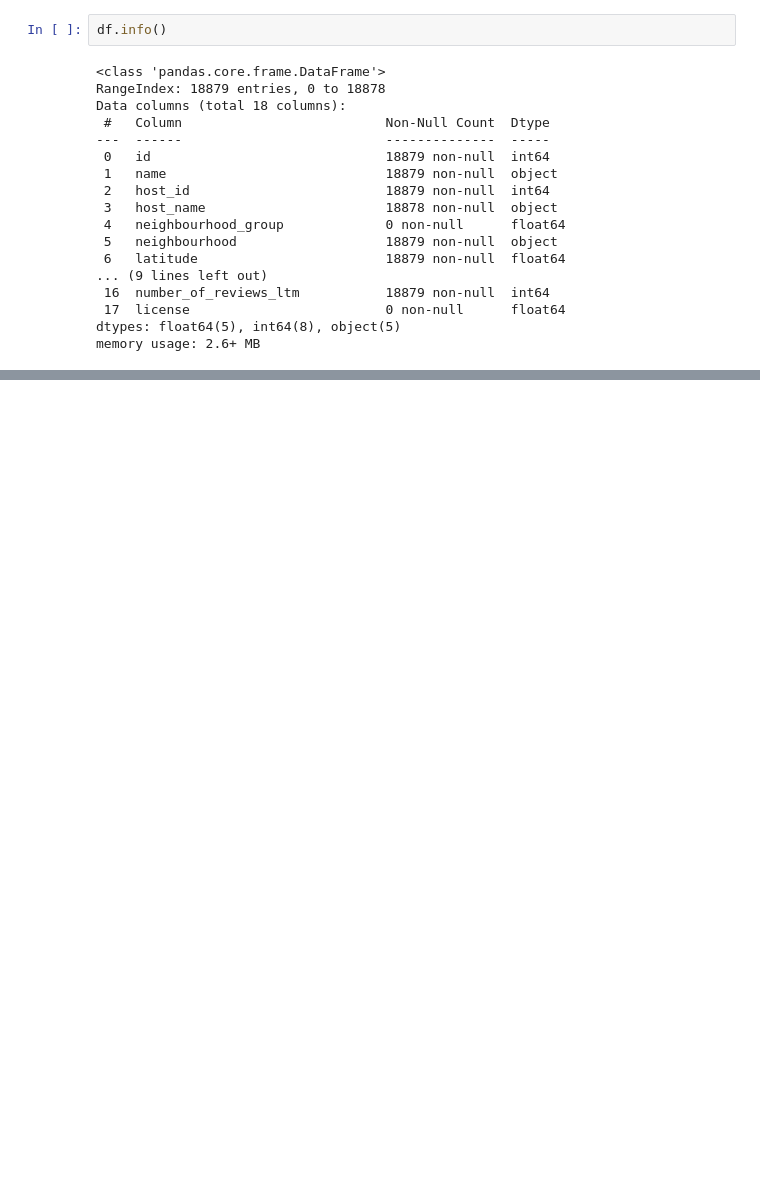
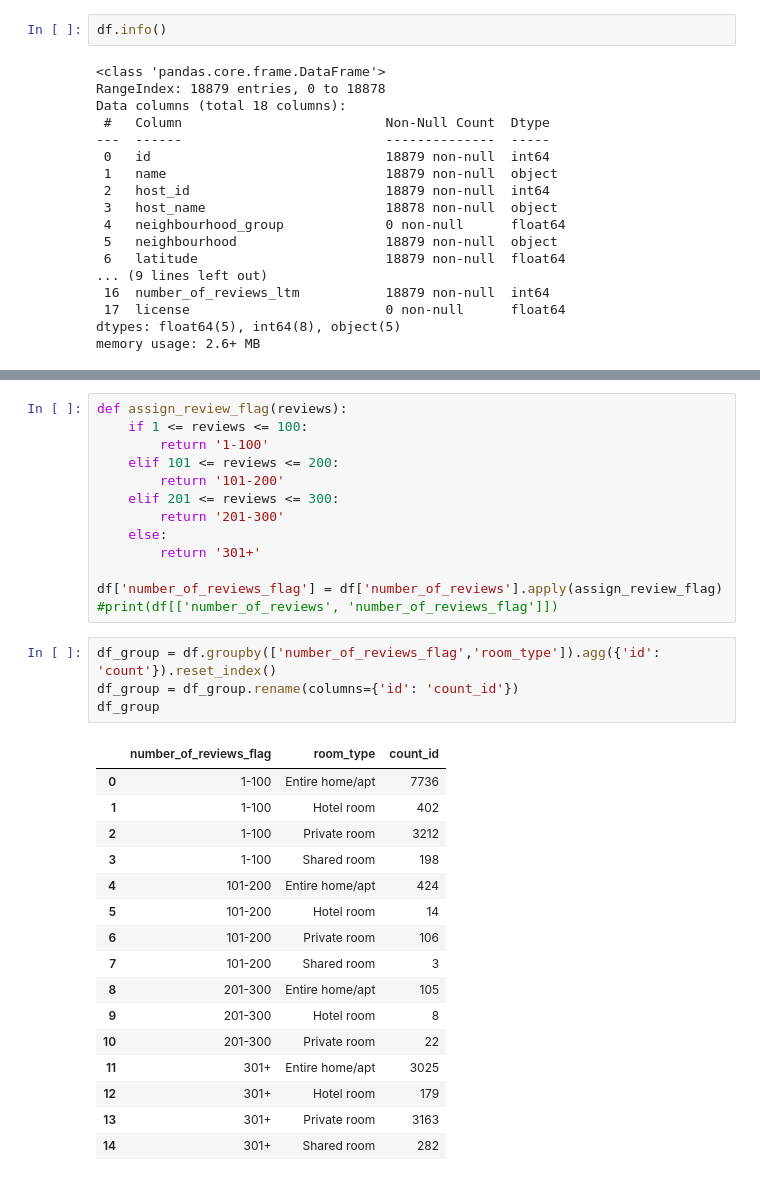
Before and after one commit to suwannee-mauy/DADS5001, a Jupyter notebook: Week9_PK_plotly_practice.ipynb, the cells around one changed output, grey strips where cells are left out. Cells and saved outputs as stored; diff of their text form; blank space fills up the shorter version.

```diff
--- a/Week9_PK_plotly_practice.ipynb
+++ b/Week9_PK_plotly_practice.ipynb
@@ -79,0 +74,34 @@ df.head(2)
+# %%
+def assign_review_flag(reviews):
+    if 1 <= reviews <= 100:
+        return '1-100'
+    elif 101 <= reviews <= 200:
+        return '101-200'
+    elif 201 <= reviews <= 300:
+        return '201-300'
+    else:
+        return '301+'
+
+df['number_of_reviews_flag'] = df['number_of_reviews'].apply(assign_review_flag)
+#print(df[['number_of_reviews', 'number_of_reviews_flag']])
+# %%
+df_group = df.groupby(['number_of_reviews_flag','room_type']).agg({'id': 'count'}).reset_index()
+df_group = df_group.rename(columns={'id': 'count_id'})
+df_group
+# %% [output]
+|  | number_of_reviews_flag | room_type | count_id |
+| 0 | 1-100 | Entire home/apt | 7736 |
+| 1 | 1-100 | Hotel room | 402 |
+| 2 | 1-100 | Private room | 3212 |
+| 3 | 1-100 | Shared room | 198 |
+| 4 | 101-200 | Entire home/apt | 424 |
+| 5 | 101-200 | Hotel room | 14 |
+| 6 | 101-200 | Private room | 106 |
+| 7 | 101-200 | Shared room | 3 |
+| 8 | 201-300 | Entire home/apt | 105 |
+| 9 | 201-300 | Hotel room | 8 |
+| 10 | 201-300 | Private room | 22 |
+| 11 | 301+ | Entire home/apt | 3025 |
+| 12 | 301+ | Hotel room | 179 |
+| 13 | 301+ | Private room | 3163 |
+| 14 | 301+ | Shared room | 282 |
```
Also changed, not shown: parts of 2 cells of this notebook.
